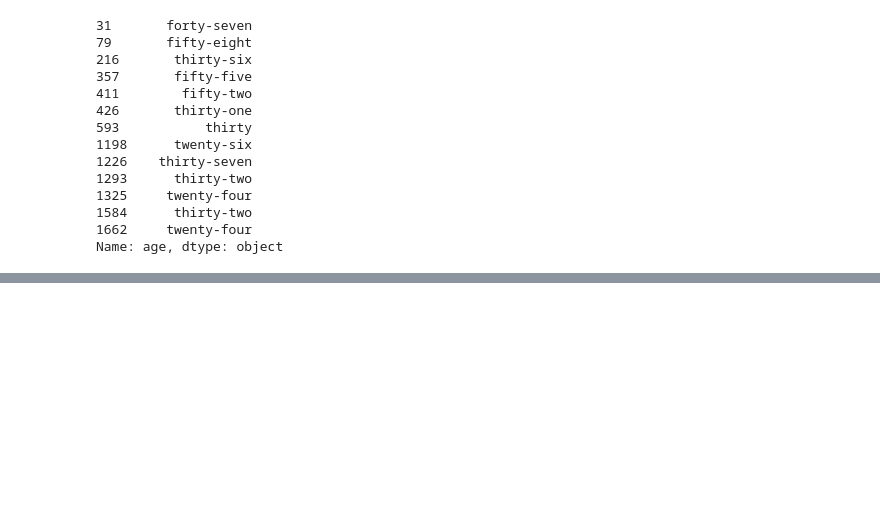
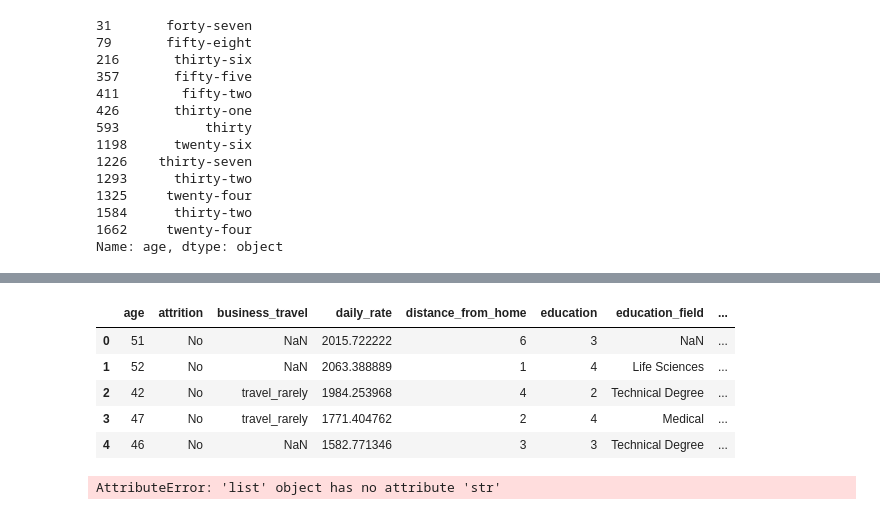
Before and after one commit to VeroSanchezO/proyecto-da-promo-k-modulo-3-team-5, a Jupyter notebook: Fase_2.ipynb, the cells around one changed output, grey strips where cells are left out. Drawn from its saved outputs; the diff is of its cells as text; code cells hidden in the pictures; blank space fills up the shorter version.

```diff
--- a/Fase_2.ipynb
+++ b/Fase_2.ipynb
@@ -143,0 +171,51 @@ df.head()
+# %%
+# Separamos los nombres de las columnas, con un guión bajo
+df_2.rename(columns={
+    'age': 'age',
+    'attrition': 'attrition',
+    'businesstravel': 'business_travel',
+    'dailyrate': 'daily_rate',
+    'distancefromhome': 'distance_from_home',
+    'education': 'education',
+    'educationfield': 'education_field',
+    'employeenumber': 'employee_number',
+    'environmentsatisfaction': 'environment_satisfaction',
+    'gender': 'gender',
+    'hourlyrate': 'hourly_rate',
+    'jobinvolvement': 'job_involvement',
+    'joblevel': 'job_level',
+    'jobrole': 'job_role',
+    'jobsatisfaction': 'job_satisfaction',
+    'maritalstatus': 'marital_status',
+    'monthlyincome': 'monthly_income',
+    'monthlyrate': 'monthly_rate',
+    'numcompaniesworked': 'num_companies_worked',
+    'overtime': 'overtime',
+    'percentsalaryhike': 'percent_salary_hike',
+    'performancerating': 'performance_rating',
+    'relationshipsatisfaction': 'relationship_satisfaction',
+    'standardhours': 'standard_hours',
+    'stockoptionlevel': 'stock_option_level',
+    'totalworkingyears': 'total_working_years',
+    'trainingtimeslastyear': 'training_times_last_year',
+    'worklifebalance': 'work_life_balance',
+    'yearsatcompany': 'years_at_company',
+    'yearssincelastpromotion': 'years_since_last_promotion',
+    'yearswithcurrmanager': 'years_with_curr_manager',
+    'salary': 'salary',
+    'remotework': 'remote_work'
+}, inplace=True
+)
+# %%
+df_2.head()
+# %% [output]
+|  | age | attrition | business_travel | daily_rate | distance_from_home | education | education_field | ... |
+| 0 | 51 | No | NaN | 2015.722222 | 6 | 3 | NaN | ... |
+| 1 | 52 | No | NaN | 2063.388889 | 1 | 4 | Life Sciences | ... |
+| 2 | 42 | No | travel_rarely | 1984.253968 | 4 | 2 | Technical Degree | ... |
+| 3 | 47 | No | travel_rarely | 1771.404762 | 2 | 4 | Medical | ... |
+| 4 | 46 | No | NaN | 1582.771346 | 3 | 3 | Technical Degree | ... |
+# %%
+df_2(["education_field","job_role", "marital_status","overtime", "overtime"].str.lower())
+# %% [output]
+AttributeError: 'list' object has no attribute 'str'
```
Also changed, not shown: parts of 9 cells of this notebook.
